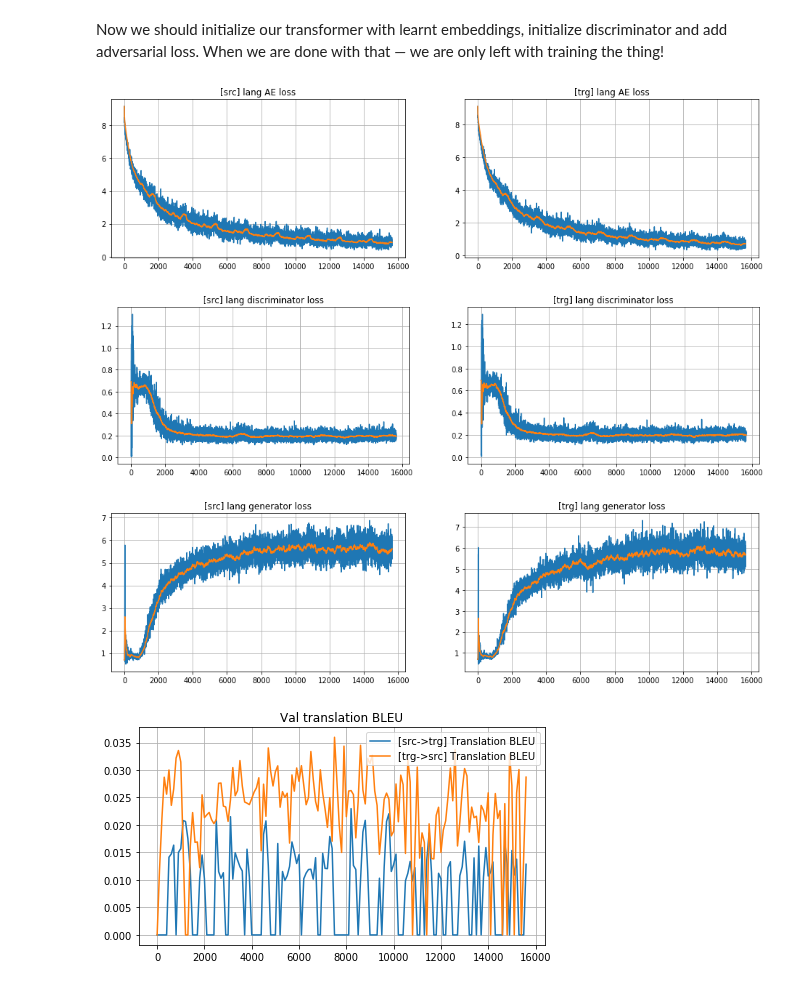
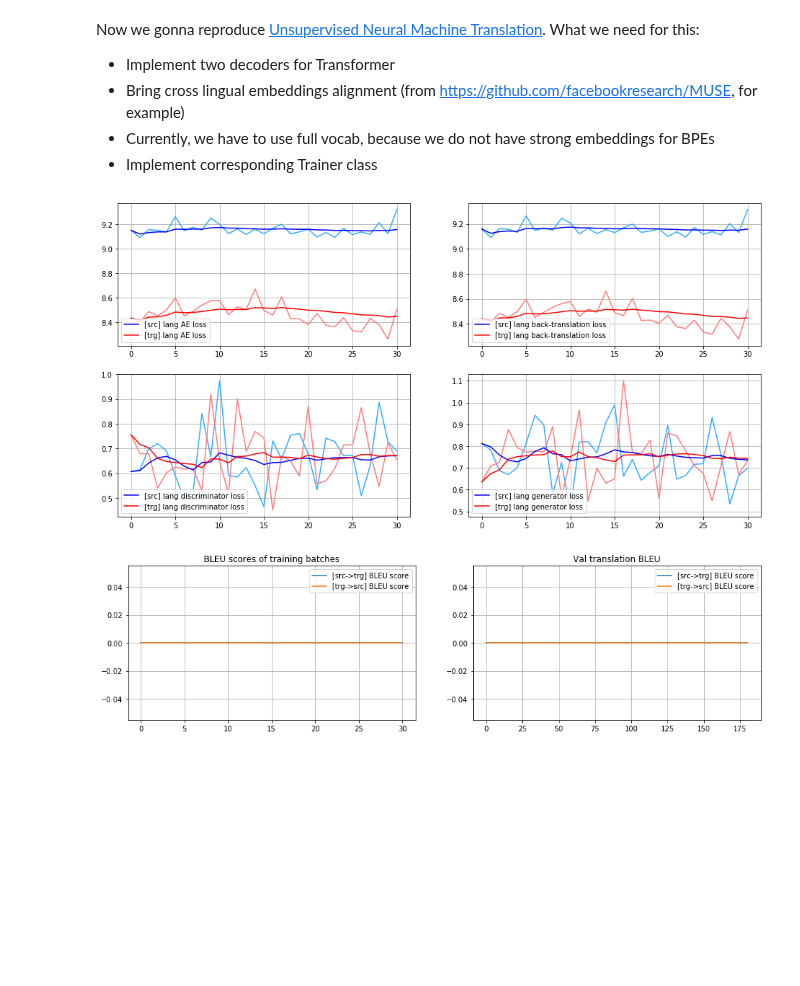
Before and after one commit to universome/text-style-transfer, a Jupyter notebook: notebooks/unsupervised-mt.ipynb, the cells around one changed output. Drawn from its saved outputs; the diff is of its cells as text; code cells hidden in the pictures; blank space fills up the shorter version.

Commit message:
feat: training is running

```diff
--- a/notebooks/unsupervised-mt.ipynb
+++ b/notebooks/unsupervised-mt.ipynb
@@ -1,8 +4,11 @@
 # %%
 import sys; sys.path += ['..', '../src']
-# %% [markdown]
-Now we should initialize our transformer with learnt embeddings, initialize discriminator and add adversarial loss.
-When we are done with that — we are only left with training the thing!
+# %% [markdown]
+Now we gonna reproduce [Unsupervised Neural Machine Translation](https://arxiv.org/abs/1710.11041). What we need for this:
+* Implement two decoders for Transformer
+* Bring cross lingual embeddings alignment (from https://github.com/facebookresearch/MUSE, for example)
+* Currently, we have to use full vocab, because we do not have strong embeddings for BPEs
+* Implement corresponding Trainer class
 # %%
 import os
 from src.vocab import Vocab
@@ -10,15 +16,18 @@ from src.vocab import Vocab
 DATA_PATH = '../data/generated'
 max_len = 50 # Processing long sentences is slow
 
-train_src_path = os.path.join(DATA_PATH, 'train.en.tok.bpe')
-train_trg_path = os.path.join(DATA_PATH, 'train.fr.tok.bpe')
-val_src_path = os.path.join(DATA_PATH, 'val.en.tok.bpe')
-val_trg_path = os.path.join(DATA_PATH, 'val.fr.tok.bpe')
+train_src_path = os.path.join(DATA_PATH, 'train.en.tok')
+train_trg_path = os.path.join(DATA_PATH, 'train.fr.tok')
+val_src_path = os.path.join(DATA_PATH, 'val.en.tok')
+val_trg_path = os.path.join(DATA_PATH, 'val.fr.tok')
 
 train_src = open(train_src_path, 'r', encoding='utf-8').read().splitlines()
 train_trg = open(train_trg_path, 'r', encoding='utf-8').read().splitlines()
 val_src = open(val_src_path, 'r', encoding='utf-8').read().splitlines()
 val_trg = open(val_trg_path, 'r', encoding='utf-8').read().splitlines()
+
+vocab_src = Vocab.from_sequences(train_src)
+vocab_trg = Vocab.from_sequences(train_trg)
 
 # Simple preprocessing: crop lines and remove empty sentences
 train_src = [s.split()[:max_len-2] for s in train_src if len(s) != 0]
@@ -26,9 +35,6 @@ train_trg = [s.split()[:max_len-2] for s in train_trg if len(s) != 0]
 val_src = [s.split()[:max_len-2] for s in val_src if len(s) != 0]
 val_trg = [s.split()[:max_len-2] for s in val_trg if len(s) != 0]
 
-vocab_src = Vocab.from_file(os.path.join(DATA_PATH, 'vocab.en'))
-vocab_trg = Vocab.from_file(os.path.join(DATA_PATH, 'vocab.fr'))
-
 train_src_idx = [[vocab_src.token2id.get(t, vocab_src.unk) for t in s] for s in train_src]
 train_trg_idx = [[vocab_trg.token2id.get(t, vocab_trg.unk) for t in s] for s in train_trg]
 val_src_idx = [[vocab_src.token2id.get(t, vocab_src.unk) for t in s] for s in val_src]
@@ -53,58 +69,59 @@ init_emb_matrix(transformer.decoder.tgt_word_emb.weight.data, embeddings_trg, vo
 import torch
 import torch.nn as nn
 from torch.autograd import Variable
-from torch.optim import Adam, RMSprop
-from tqdm import tqdm
-tqdm.monitor_interval = 0
+from torch.optim import Adam
 
 %matplotlib inline
 
 from src.umt_trainer import UMTTrainer
 from src.utils.umt_batcher import UMTBatcher
-from src.utils.data_utils import Batcher
+from src.utils.batcher import Batcher
 import src.transformer.constants as constants
 
 use_cuda = torch.cuda.is_available()
 
 def reconstruction_criterion(vocab_size):
     ''' With PAD token zero weight '''
     weight = torch.ones(vocab_size)
     weight[constants.PAD] = 0
 
     return nn.CrossEntropyLoss(weight)
 
 reconstruct_src_criterion = reconstruction_criterion(len(vocab_src))
 reconstruct_trg_criterion = reconstruction_criterion(len(vocab_trg))
-adv_criterion = nn.BCELoss()
+adv_criterion = nn.BCEWithLogitsLoss()
 
-transformer_optimizer = Adam([
-    {'params': transformer.get_trainable_params_without_embs(), 'lr': 1e-4},
-    {'params': transformer.get_embs_parameters(), 'lr': 1e-5}
-])
-# transformer_optimizer = Adam(transformer.get_trainable_parameters(), lr=1e-4)
-discriminator_optimizer = Adam(discriminator.parameters(), lr=1e-4)
+def trainable_params_without_enc_embs(transformer):
+    trainable = transformer.get_trainable_parameters()
+    enc_embs = set(map(id, transformer.encoder.src_word_emb.parameters()))
+    src_proj_embs = set(map(id, transformer.src_word_proj.parameters()))
+    freezed = enc_embs | src_proj_embs
+
+    return (p for p in trainable if not id(p) in freezed)
+
+# transformer_optimizer = Adam([
+#     {'params': transformer.get_trainable_params_without_embs(), 'lr': 1e-4},
+#     {'params': transformer.get_embs_parameters(), 'lr': 1e-5}
+# ])
+transformer_optimizer = Adam(trainable_params_without_enc_embs(transformer), lr=1e-4)
+discriminator_optimizer = Adam(discriminator.trainable_parameters(), lr=1e-4)
 
 training_data = UMTBatcher(train_src_idx, train_trg_idx, vocab_src,
-                           vocab_trg, batch_size=16, shuffle=False)
-val_data = UMTBatcher(val_src_idx[:100], val_trg_idx[:100], vocab_src,
-                      vocab_trg, batch_size=16, shuffle=False)
-translation_val_data = Batcher(val_src_idx[:100], val_trg_idx[:100], vocab_src.token2id,
-                               vocab_trg.token2id, batch_size=16, shuffle=False)
+                           vocab_trg, batch_size=2, shuffle=False)
+val_data = Batcher(val_src_idx[:2], val_trg_idx[:2], vocab_src.token2id,
+                   vocab_trg.token2id, batch_size=2, shuffle=False)
 
 training_config = {
     'max_num_epochs': 10,
-    'start_bt_from_iter': 100000,
-    'gen_loss_coef': 0.01
+    'start_bt_from_iter': 0
 }
 
 trainer = UMTTrainer(transformer, discriminator, vocab_src, vocab_trg,
                   transformer_optimizer, discriminator_optimizer,
                   reconstruct_src_criterion, reconstruct_trg_criterion, adv_criterion,
                   training_config)
 
-trainer.run_training(training_data, val_data, translation_val_data, plot_every=50, val_bleu_every=100)
+trainer.run_training(training_data, val_data, plot_every=5, val_bleu_every=5)
 # %% [output]
-[figure, old version]
+[figure, new version]
-[figure, old version]
+[figure, new version]
-[figure, removed]
-[figure, removed]
```
Also changed, not shown: parts of 2 cells of this notebook, 3 other files.
